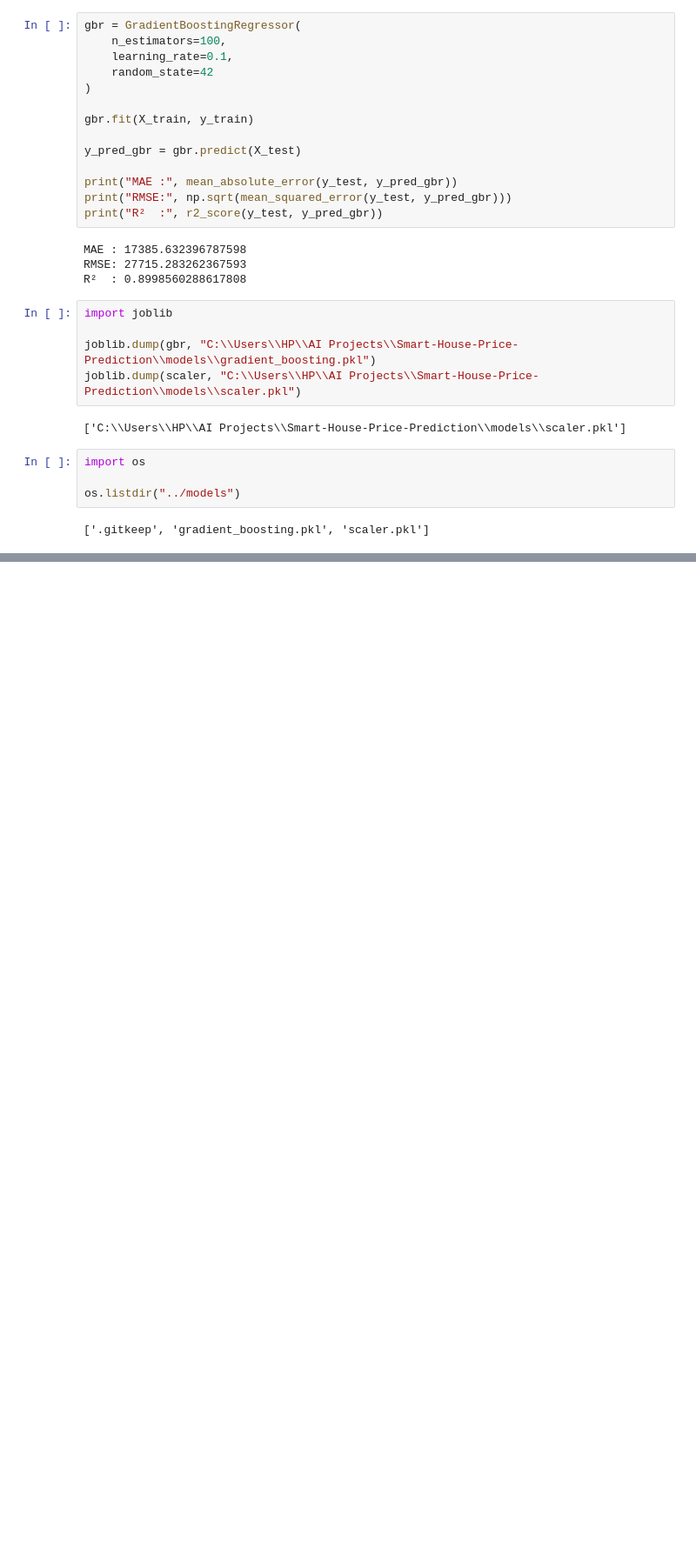
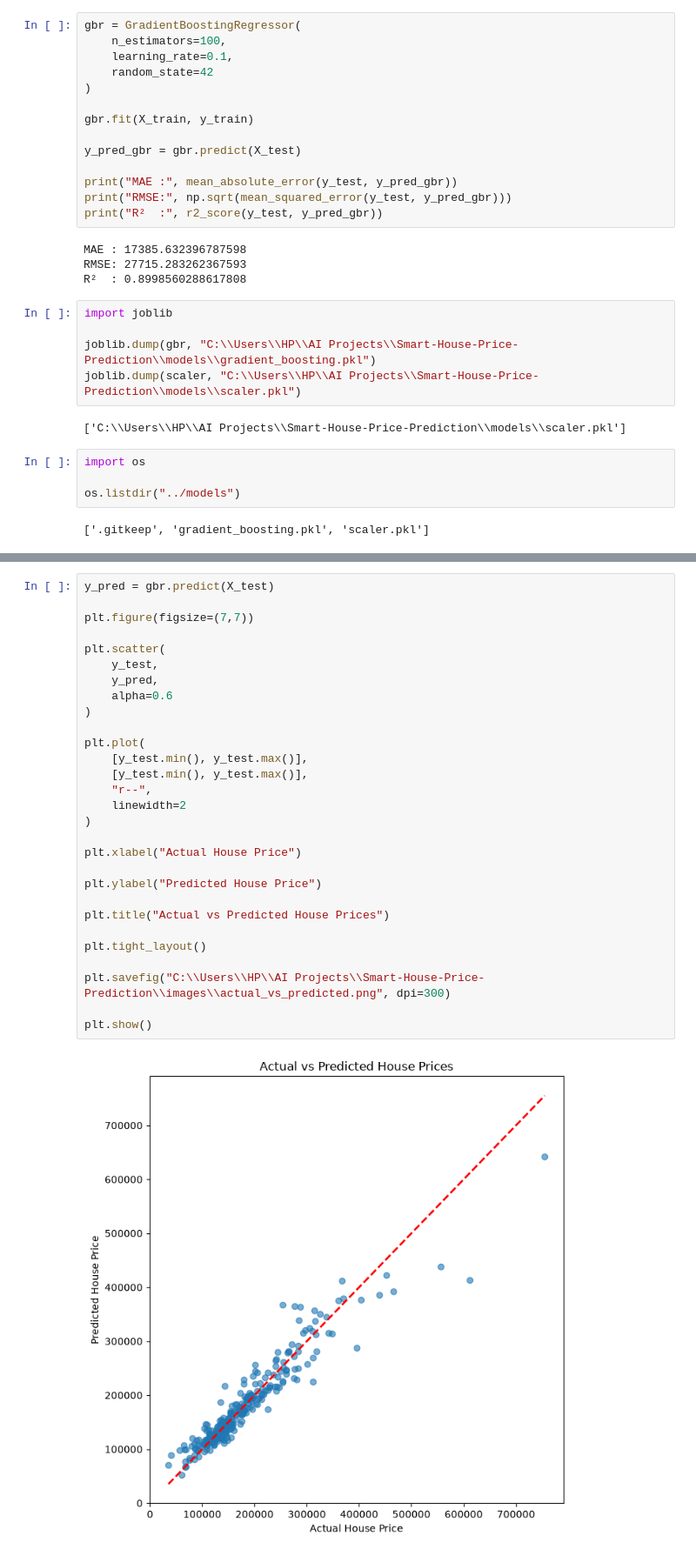
Before and after one commit to Vedansh1011/Smart-House-Price-Prediction, a Jupyter notebook: notebooks/01_data_understanding.ipynb, the cells around one changed output, grey strips where cells are left out. Shown at 87% size. Drawn from its saved outputs; the diff is of its cells as text; blank space fills up the shorter version.

```diff
--- a/notebooks/01_data_understanding.ipynb
+++ b/notebooks/01_data_understanding.ipynb
@@ -770,0 +904,31 @@ os.listdir("../models")
+# %%
+y_pred = gbr.predict(X_test)
+
+plt.figure(figsize=(7,7))
+
+plt.scatter(
+    y_test,
+    y_pred,
+    alpha=0.6
+)
+
+plt.plot(
+    [y_test.min(), y_test.max()],
+    [y_test.min(), y_test.max()],
+    "r--",
+    linewidth=2
+)
+
+plt.xlabel("Actual House Price")
+
+plt.ylabel("Predicted House Price")
+
+plt.title("Actual vs Predicted House Prices")
+
+plt.tight_layout()
+
+plt.savefig("C:\\Users\\HP\\AI Projects\\Smart-House-Price-Prediction\\images\\actual_vs_predicted.png", dpi=300)
+
+plt.show()
+# %% [output]
+[figure, added]
```
Also changed, not shown: parts of 14 cells of this notebook, 4 other files.
